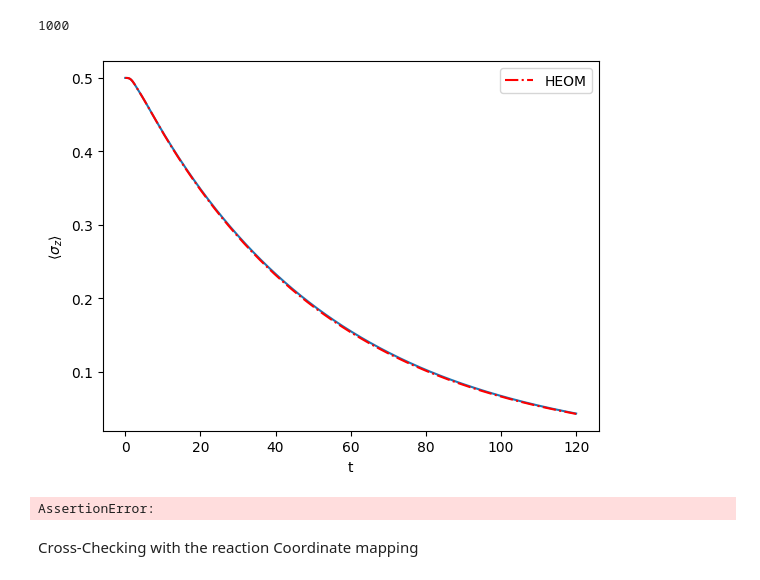
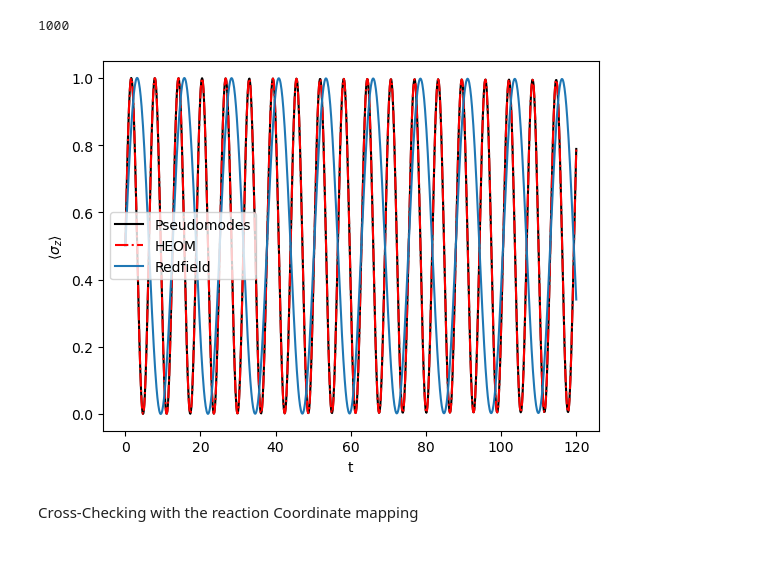
Before and after one commit to gsuarezr/DSE, a Jupyter notebook: playground/pseudomode_class_spin.ipynb, the cells around one changed output. Cells and saved outputs as stored; diff of their text form; code cells hidden in the pictures.

```diff
--- a/playground/pseudomode_class_spin.ipynb
+++ b/playground/pseudomode_class_spin.ipynb
@@ -230,7 +230,7 @@ result_fit_correlation = ans.expect[0]
 # %% [markdown]
 Solving for HEOM
 # %%
-solver = qt.heom.HEOMSolver(qt.sigmaz()/2,
+solver = qt.heom.HEOMSolver(qt.sigmax()/2,
                     [heombath], max_depth=7)
 result = solver.run(initial_ket*initial_ket.dag(), t)
 # %% [output]
@@ -249,9 +249,9 @@ Total run time:   0.51s
 heom_result=[i[0,0] for i in result.states]
 # %%
 from nmm import csolve,redfield
-cum2=csolve(Hsys=qt.sigmaz()/2,t=t,baths=[heombath],Qs=[ qt.sigmax()],eps=1e-4,cython=False,matsubara=True)
+cum2=csolve(Hsys=qt.sigmax()/2,t=t,baths=[heombath],Qs=[ qt.sigmaz()],eps=1e-4,cython=False,matsubara=True,ls=True)
 heombath.T=0
-#cum2=redfield.redfield(Hsys=qt.sigmaz()/2,t=tlist,baths=[heombath],Qs=[qt.sigmax()],eps=1e-4,matsubara=False)
+red2=redfield.redfield(Hsys=qt.sigmax()/2,t=tlist,baths=[heombath],Qs=[qt.sigmaz()],eps=1e-4,matsubara=True,ls=True)
 # %%
 def rotation(data, t, Hsys):
     rotated = [
@@ -268,0 +267,2 @@ An NVIDIA GPU may be present on this machine, but a CUDA-enabled jaxlib is not i
+# %%
+red=red2.evolution(initial_ket*initial_ket.dag())
@@ -269,24 +281,22 @@ An NVIDIA GPU may be present on this machine, but a CUDA-enabled jaxlib is not i
 # %%
 cum_result=[i[0,0] for i in result_cum2]
+red_result=[i[0,0] for i in red]
 # %%
 len(t)
 # %% [output]
 1000
 # %%
-plt.plot(t, cum_result)#, marker='x',linestyle="None",markevery=10,label="Cumulant")
-#plt.plot(t, result_fit_integral, color="k",label="Pseudomode Integral Fit")
+#plt.plot(t, cum_result,label="Cumulant")#, marker='x',linestyle="None",markevery=10,label="Cumulant")
+plt.plot(t, result_fit_integral, color="k",label="Pseudomodes")
 plt.plot(t, heom_result,"-.", color="r",label="HEOM")
+plt.plot(t, red_result,label="Redfield")
 
 plt.ylabel(r"$\langle \sigma_{z}\rangle$")
 plt.xlabel("t")
 plt.legend()
 plt.show()# Add
 # %% [output]
-[figure, old version]
+[figure, new version]
-# %%
-assert 1==0
-# %% [output]
-AssertionError:
 # %% [markdown]
 Cross-Checking with the reaction Coordinate mapping
 # %%
```
Also changed, not shown: parts of 19 cells of this notebook, 7 other files.
